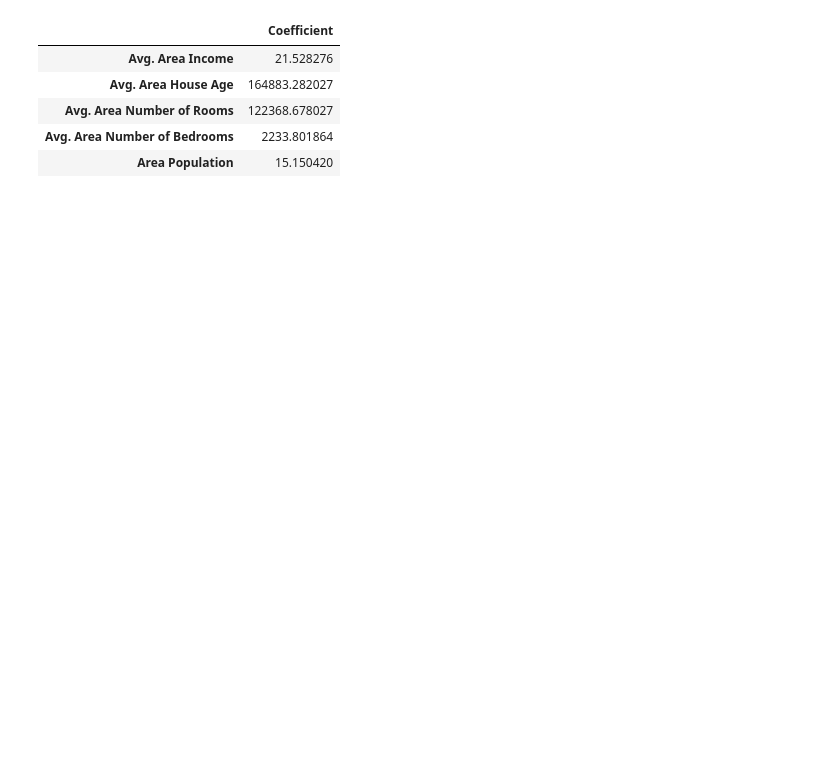
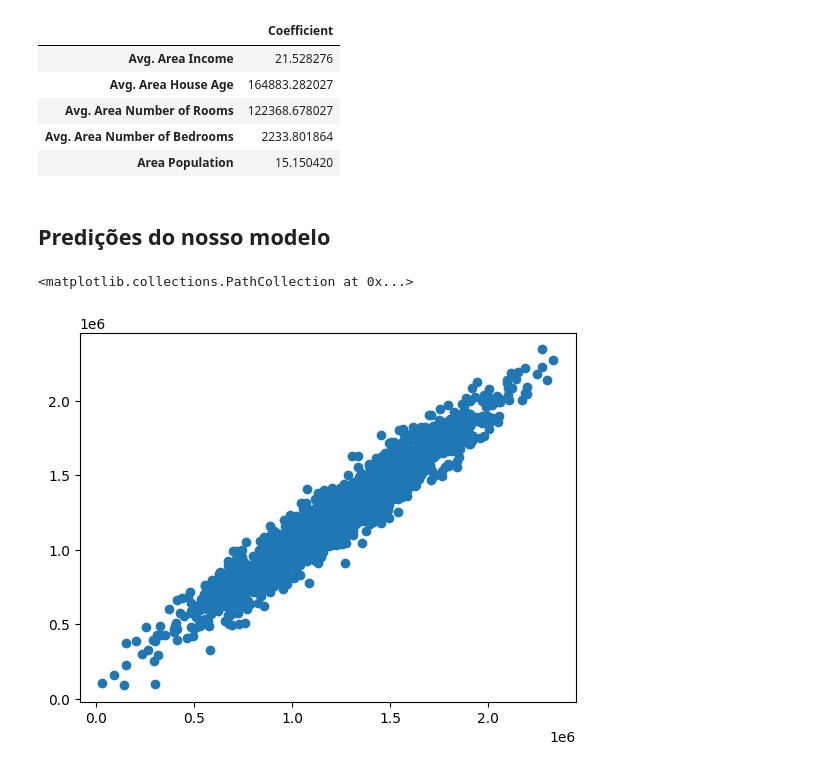
Before and after one commit to rachelresende/regressaolinear, a Jupyter notebook: Regressões_Lineares_através_de_modelo_supervisionado.ipynb, the cells around one changed output. Cells and saved outputs as stored; diff of their text form; code cells hidden in the pictures; blank space fills up the shorter version.

```diff
--- a/Regressões_Lineares_através_de_modelo_supervisionado.ipynb
+++ b/Regressões_Lineares_através_de_modelo_supervisionado.ipynb
@@ -135,3 +169,14 @@ coeff_df
 | Avg. Area Number of Rooms | 122368.678027 |
 | Avg. Area Number of Bedrooms | 2233.801864 |
 | Area Population | 15.150420 |
+# %% [markdown]
+## Predições do nosso modelo
+# %%
+predictions = lm.predict(X_test)
+import matplotlib.pyplot as plt
+plt.scatter(y_test,predictions)
+
+#x valor correto, o y é o que ele predizeu com preços dentro do esperado.
+# %% [output]
+<matplotlib.collections.PathCollection at 0x...>
+[figure, added]
```
Also changed, not shown: parts of 7 cells of this notebook.
